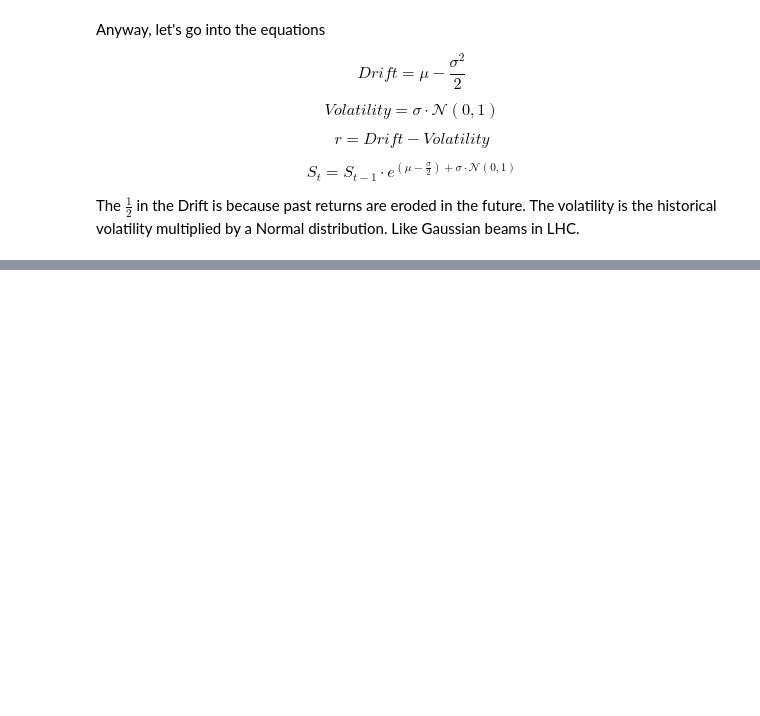
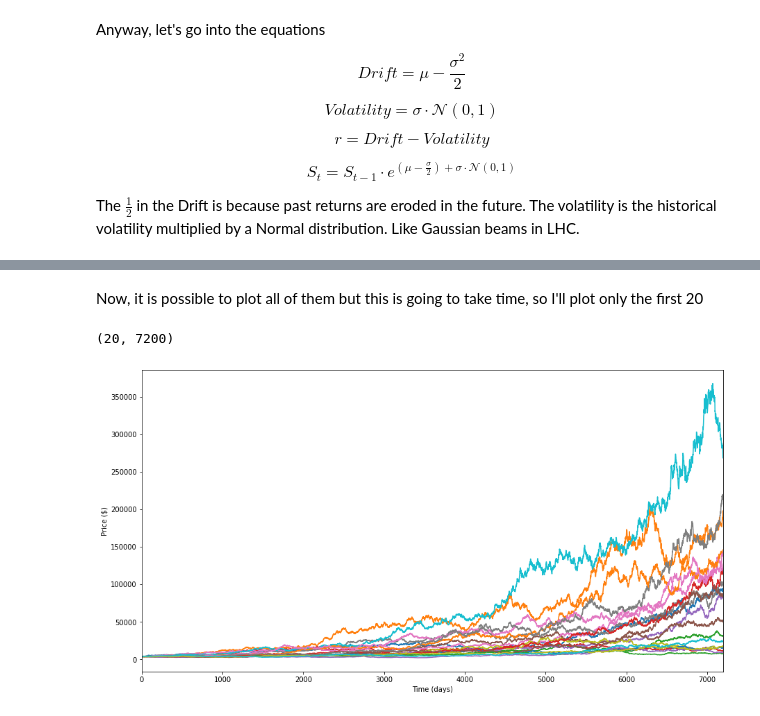
Before and after one commit to DrAlexSanz/MC-calculations, a Jupyter notebook: Monte_Carlo_SP500.ipynb, the cells around one changed output, grey strips where cells are left out. Saved outputs shown, nothing was run; the diff lists cells and outputs as text; code cells hidden in the pictures; blank space fills up the shorter version.

```diff
--- a/Monte_Carlo_SP500.ipynb
+++ b/Monte_Carlo_SP500.ipynb
@@ -178,24 +178,11 @@ var = day_return.var()
 
 stdev = day_return.std()
 
-days = 600
-iterations = 100
+days = 20*12*30 # 30 years or so
+iterations = 1500
 
 drift = u - 0.5 * var**2
 
-random_returns = norm.ppf(np.random.rand(days, iterations))
+random_returns = norm.ppf(np.random.rand(iterations, days)) # So this is doing one day per column, one iteration per row
 
 future_returns = np.exp(drift + stdev * random_returns)
-
-# And now generate the curves
-
-curves = np.zeros_like(future_returns)
-
-curves[0] = data.iloc[-1]["Adj Close"]
-
-future_returns[0, :].shape
-
-#For some reason, do more days than iterations
-
-for t in range(0, iterations-1):
-    curves[t] = curves[t-1] * future_returns[t]
@@ -225,0 +189,12 @@ plt.plot(pd.DataFrame(curves).iloc[:, :10])
+# %%
+# And now generate the curves
+
+curves = np.zeros_like(future_returns)
+
+curves[:, 0] = data.iloc[-1]["Adj Close"] # Starting day is the last day of the data
+# %%
+#Nested loops go brrr
+
+for t in range(0, iterations):
+    for d in range(1, days):
+      curves[t, d] = curves[t, d-1] * future_returns[t, d]
@@ -225,0 +203,16 @@ plt.plot(pd.DataFrame(curves).iloc[:, :10])
+# %% [markdown]
+Now, it is possible to plot all of them but this is going to take time, so I'll plot only the first 20
+# %%
+to_plot = curves[:20, :]
+to_plot.shape # So this takes the first 20 iterations for 30 days
+# %% [output]
+(20, 7200)
+# %%
+plt.figure(figsize=(15,8))
+plt.xlim([0, to_plot.shape[1] - 1]) # Set axes limits
+plt.xlabel("Time (days)")
+plt.ylabel("Price ($)")
+for col in range(to_plot.shape[0]):
+  plt.plot(to_plot[col, :]);
+# %% [output]
+[figure, added]
```
Also changed, not shown: parts of 12 cells of this notebook.
